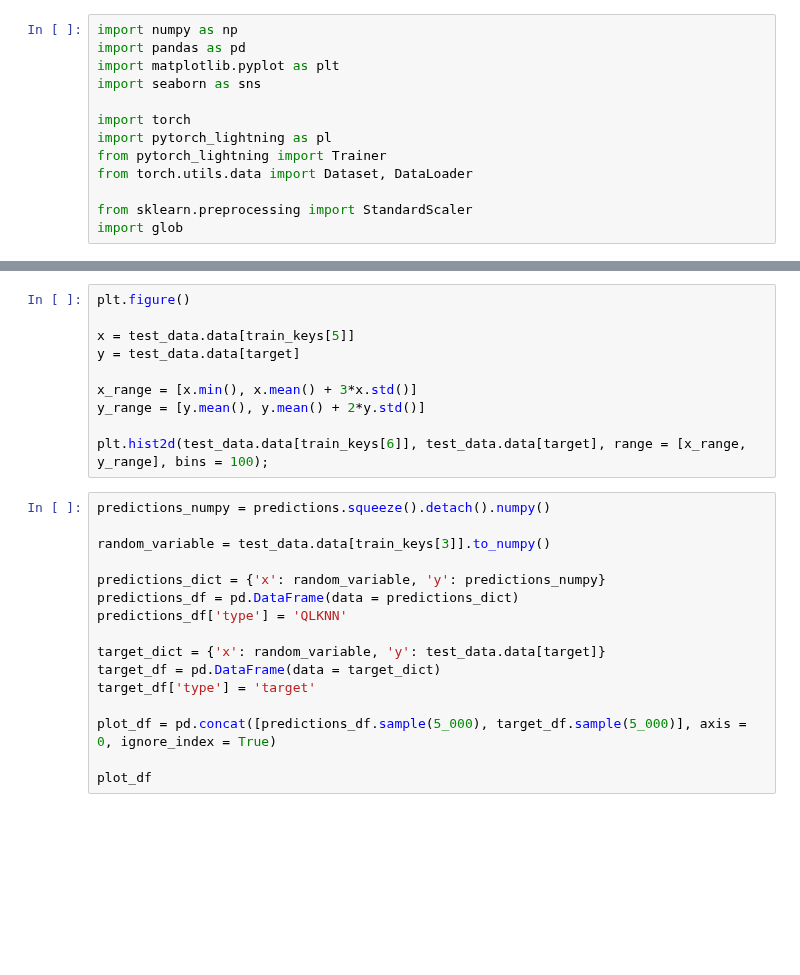
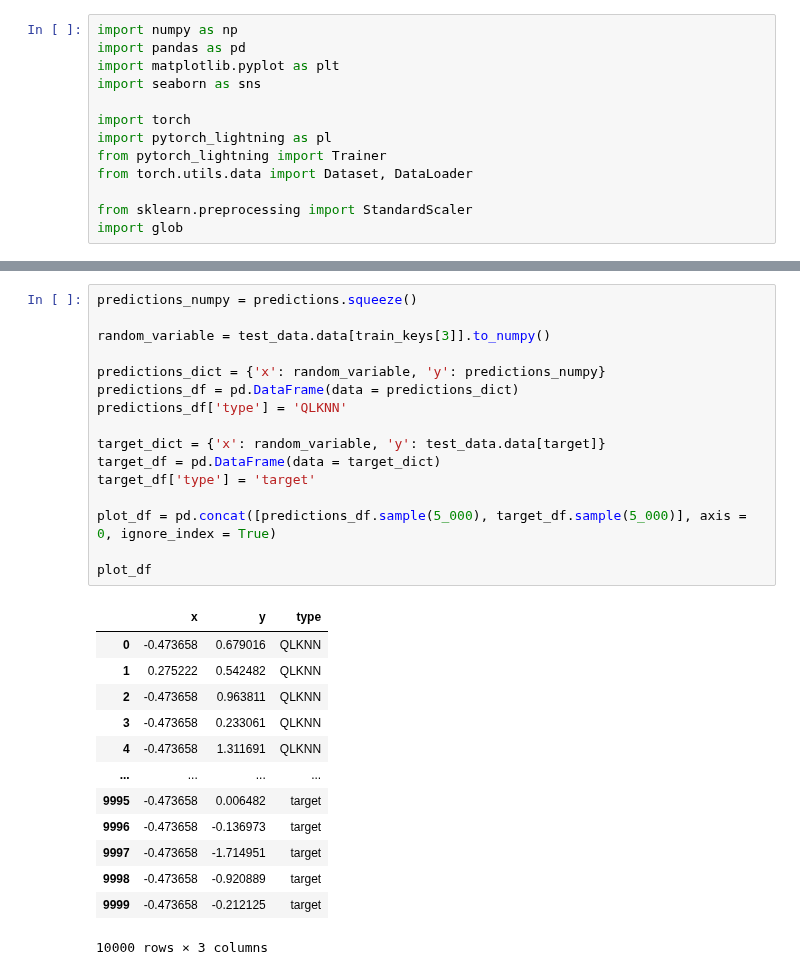
Before and after one commit to zcapjdb/UKAEAGroupProject, a Jupyter notebook: src/notebooks/RegressionOutputs.ipynb, the cells around one changed output, grey strips where cells are left out. Saved outputs shown, nothing was run; the diff lists cells and outputs as text; blank space fills up the shorter version.

```diff
--- a/src/notebooks/RegressionOutputs.ipynb
+++ b/src/notebooks/RegressionOutputs.ipynb
@@ -53,28 +68,32 @@ for target in target_keys:
-# %%
-plt.figure()
-
-x = test_data.data[train_keys[5]]
-y = test_data.data[target]
-
-x_range = [x.min(), x.mean() + 3*x.std()]
-y_range = [y.mean(), y.mean() + 2*y.std()]
-
-plt.hist2d(test_data.data[train_keys[6]], test_data.data[target], range = [x_range, y_range], bins = 100);
 # %%
-predictions_numpy = predictions.squeeze().detach().numpy()
+predictions_numpy = predictions.squeeze()
 
 random_variable = test_data.data[train_keys[3]].to_numpy()
 
 predictions_dict = {'x': random_variable, 'y': predictions_numpy}
 predictions_df = pd.DataFrame(data = predictions_dict)
 predictions_df['type'] = 'QLKNN'
 
 target_dict = {'x': random_variable, 'y': test_data.data[target]}
 target_df = pd.DataFrame(data = target_dict)
 target_df['type'] = 'target'
 
 plot_df = pd.concat([predictions_df.sample(5_000), target_df.sample(5_000)], axis = 0, ignore_index = True)
 
 plot_df
+# %% [output]
+|  | x | y | type |
+| 0 | -0.473658 | 0.679016 | QLKNN |
+| 1 | 0.275222 | 0.542482 | QLKNN |
+| 2 | -0.473658 | 0.963811 | QLKNN |
+| 3 | -0.473658 | 0.233061 | QLKNN |
+| 4 | -0.473658 | 1.311691 | QLKNN |
+| ... | ... | ... | ... |
+| 9995 | -0.473658 | 0.006482 | target |
+| 9996 | -0.473658 | -0.136973 | target |
+| 9997 | -0.473658 | -1.714951 | target |
+| 9998 | -0.473658 | -0.920889 | target |
+| 9999 | -0.473658 | -0.212125 | target |
+10000 rows × 3 columns
 # %%
 sns.jointplot(data = plot_df, x = 'x', y = 'y', hue = 'type', kind = 'kde')
```
Also changed, not shown: parts of 6 cells of this notebook, 2 other files.
